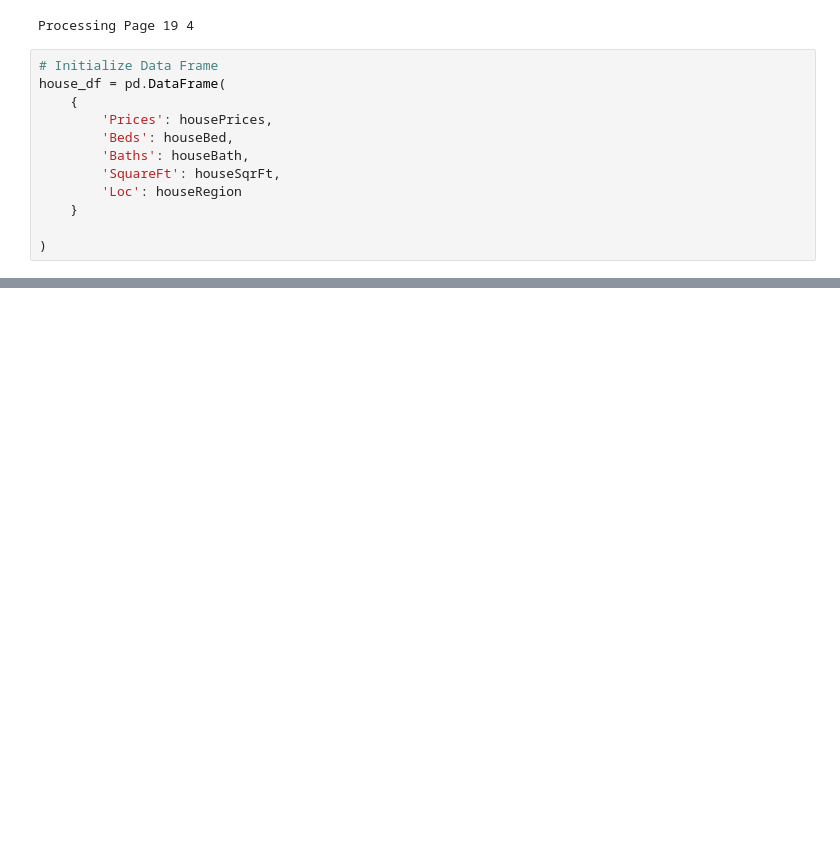
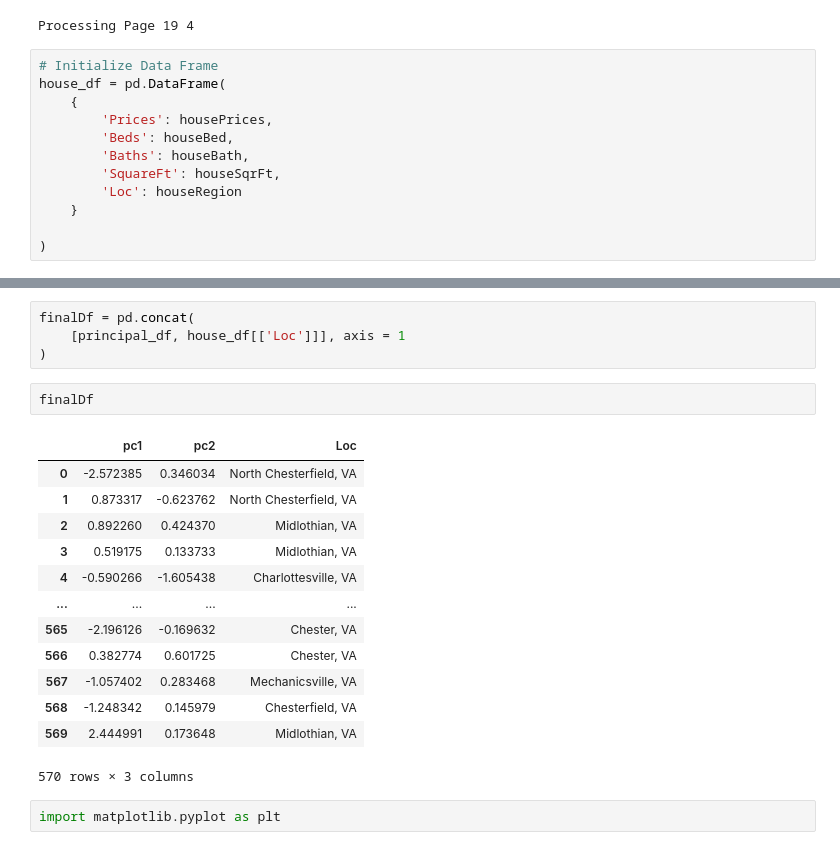
Before and after one commit to AJB-hub/ETL_project, a Jupyter notebook: trulia.ipynb, the cells around one changed output, grey strips where cells are left out. Drawn from its saved outputs; the diff is of its cells as text; blank space fills up the shorter version.

```diff
--- a/trulia.ipynb
+++ b/trulia.ipynb
@@ -92,0 +122,22 @@ house_df
+# %%
+finalDf = pd.concat(
+    [principal_df, house_df[['Loc']]], axis = 1
+)
+# %%
+finalDf
+# %% [output]
+|  | pc1 | pc2 | Loc |
+| 0 | -2.572385 | 0.346034 | North Chesterfield, VA |
+| 1 | 0.873317 | -0.623762 | North Chesterfield, VA |
+| 2 | 0.892260 | 0.424370 | Midlothian, VA |
+| 3 | 0.519175 | 0.133733 | Midlothian, VA |
+| 4 | -0.590266 | -1.605438 | Charlottesville, VA |
+| ... | ... | ... | ... |
+| 565 | -2.196126 | -0.169632 | Chester, VA |
+| 566 | 0.382774 | 0.601725 | Chester, VA |
+| 567 | -1.057402 | 0.283468 | Mechanicsville, VA |
+| 568 | -1.248342 | 0.145979 | Chesterfield, VA |
+| 569 | 2.444991 | 0.173648 | Midlothian, VA |
+570 rows × 3 columns
+# %%
+import matplotlib.pyplot as plt
```
Also changed, not shown: parts of 10 cells of this notebook.
